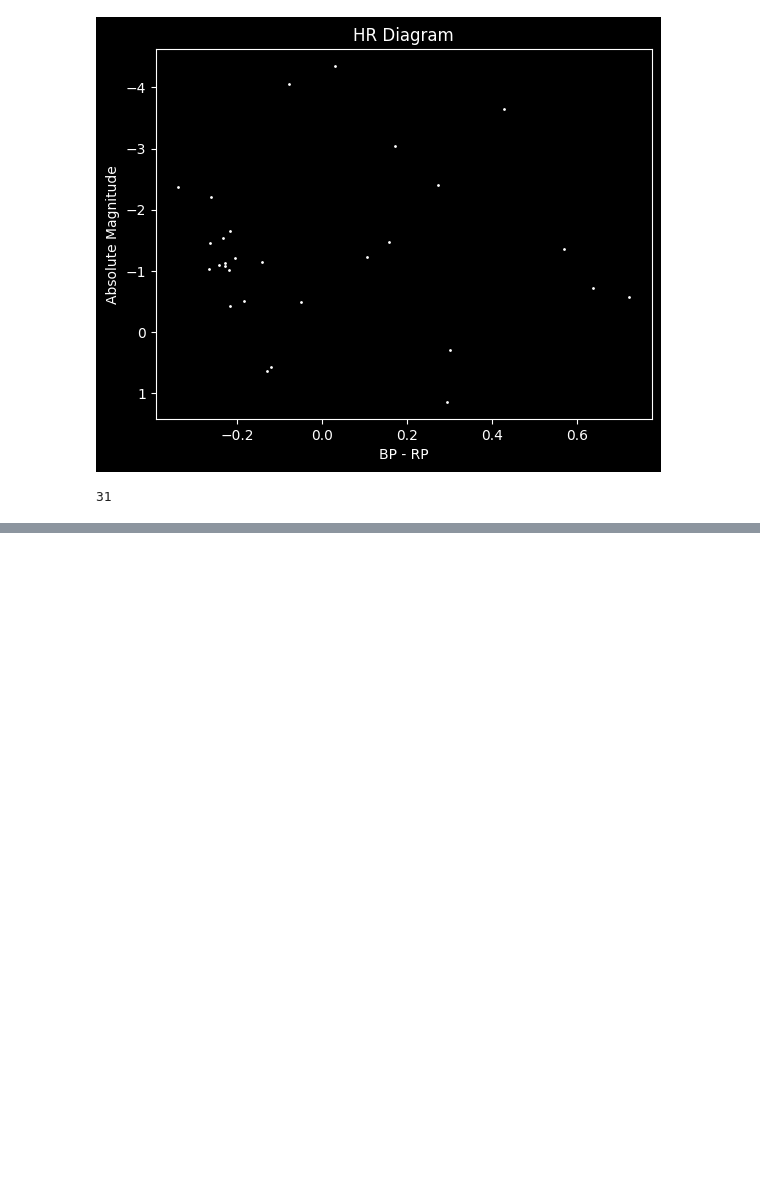
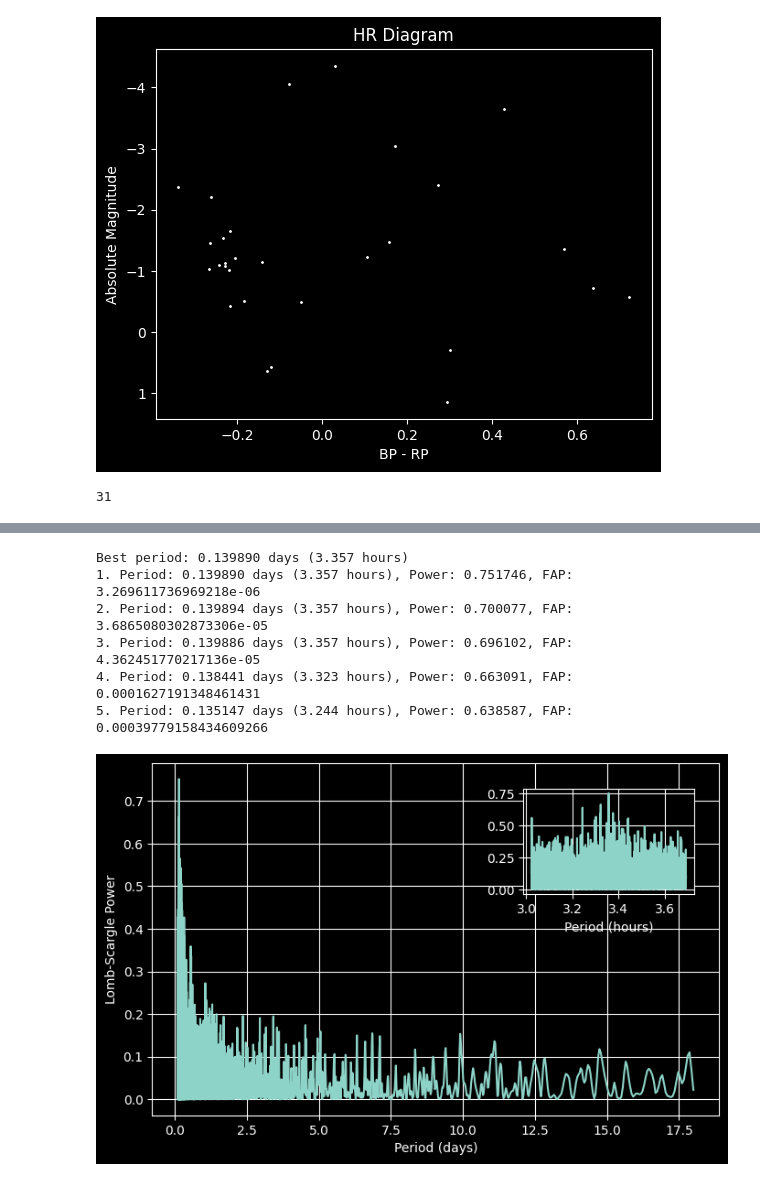
Before and after one commit to Mq1t/gaiadr3-analysis, a Jupyter notebook: notebooks/MeMisSurvey.ipynb, the cells around one changed output, grey strips where cells are left out. Saved outputs shown, nothing was run; the diff lists cells and outputs as text; code cells hidden in the pictures; blank space fills up the shorter version.

```diff
--- a/notebooks/MeMisSurvey.ipynb
+++ b/notebooks/MeMisSurvey.ipynb
@@ -235,20 +146,9 @@ Standard Deviation: nan
 # %%
 #Now I will be testing the epoch photometry for one of the stars on the list: 4371780385208211584
 
-source_id = (
- 4371780385208211584
-)
+source_id = 4371780385208211584
 
-adql = f"""
-SELECT source_id, designation, ra, dec, parallax,
-pmra, pmdec, phot_g_mean_mag, phot_bp_mean_mag,
-phot_rp_mean_mag, g_transit_mag, g_transit_time,
-bp_obs_time, rp_obs_time, bp_mag, rp_mag
-FROM gaiadr3.gaia_source
-WHERE source_id = {source_id}
-"""
-
-df = gi.query_by_adql(adql)
-print(f"Retrieved {len(df)} stars")
+df = (gi.query_by_datalink(source_id))[source_id]
+print(f"Retrieved {len(df)} rows")
 df.head()
 # %% [output]
@@ -399,0 +171,10 @@ def lightcurve(df:pd.DataFrame, title:str='Flux Vs. Time', overplot:bool=True, r
+# %%
+period = ephot.lomb_scargle(df['g_transit_time'], df['g_transit_mag'], period_range = [0.1, 18], plot = True)
+# %% [output]
+Best period: 0.139890 days (3.357 hours)
+1. Period: 0.139890 days (3.357 hours), Power: 0.751746, FAP: 3.269611736969218e-06
+2. Period: 0.139894 days (3.357 hours), Power: 0.700077, FAP: 3.6865080302873306e-05
+3. Period: 0.139886 days (3.357 hours), Power: 0.696102, FAP: 4.362451770217136e-05
+4. Period: 0.138441 days (3.323 hours), Power: 0.663091, FAP: 0.0001627191348461431
+5. Period: 0.135147 days (3.244 hours), Power: 0.638587, FAP: 0.00039779158434609266
+[figure, added]
```
Also changed, not shown: parts of 10 cells of this notebook, 1 other file.
